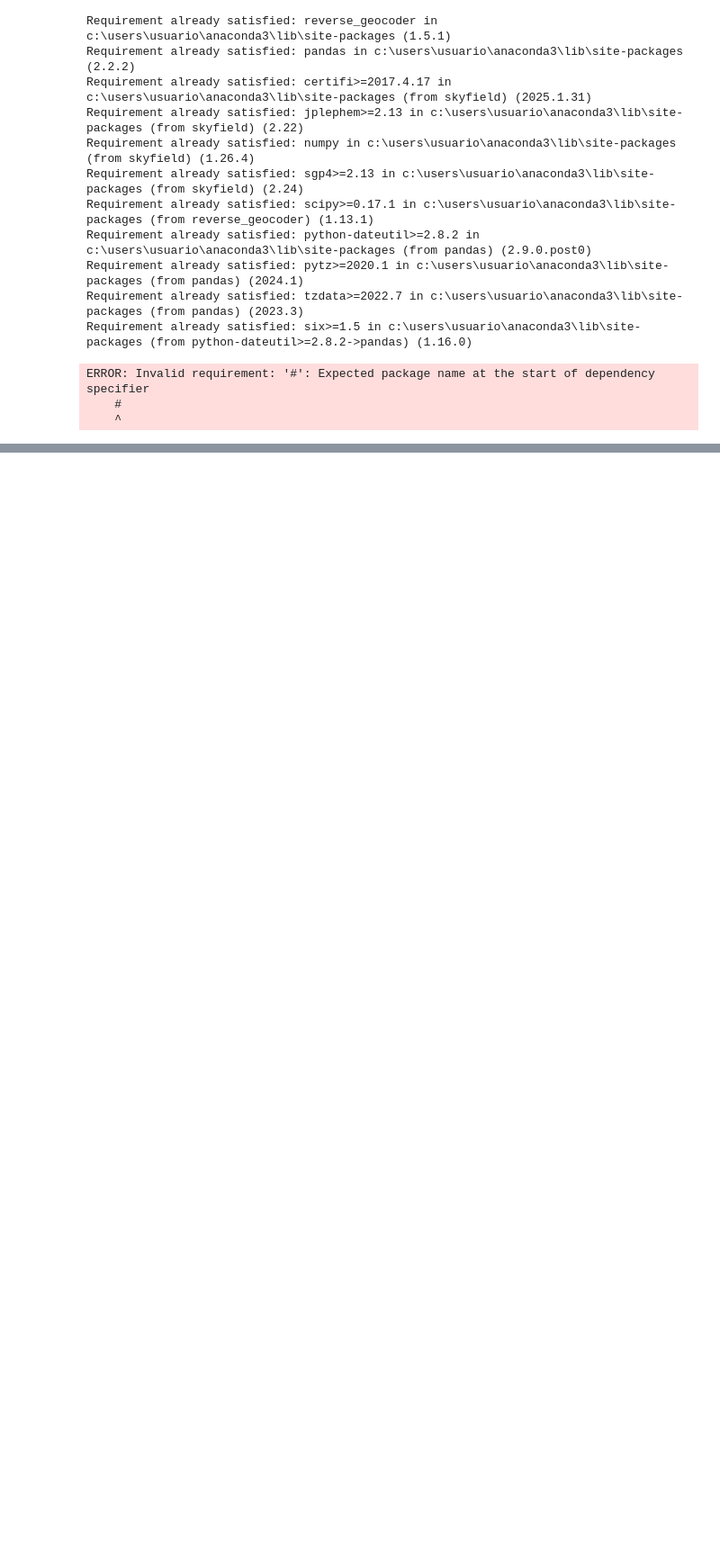
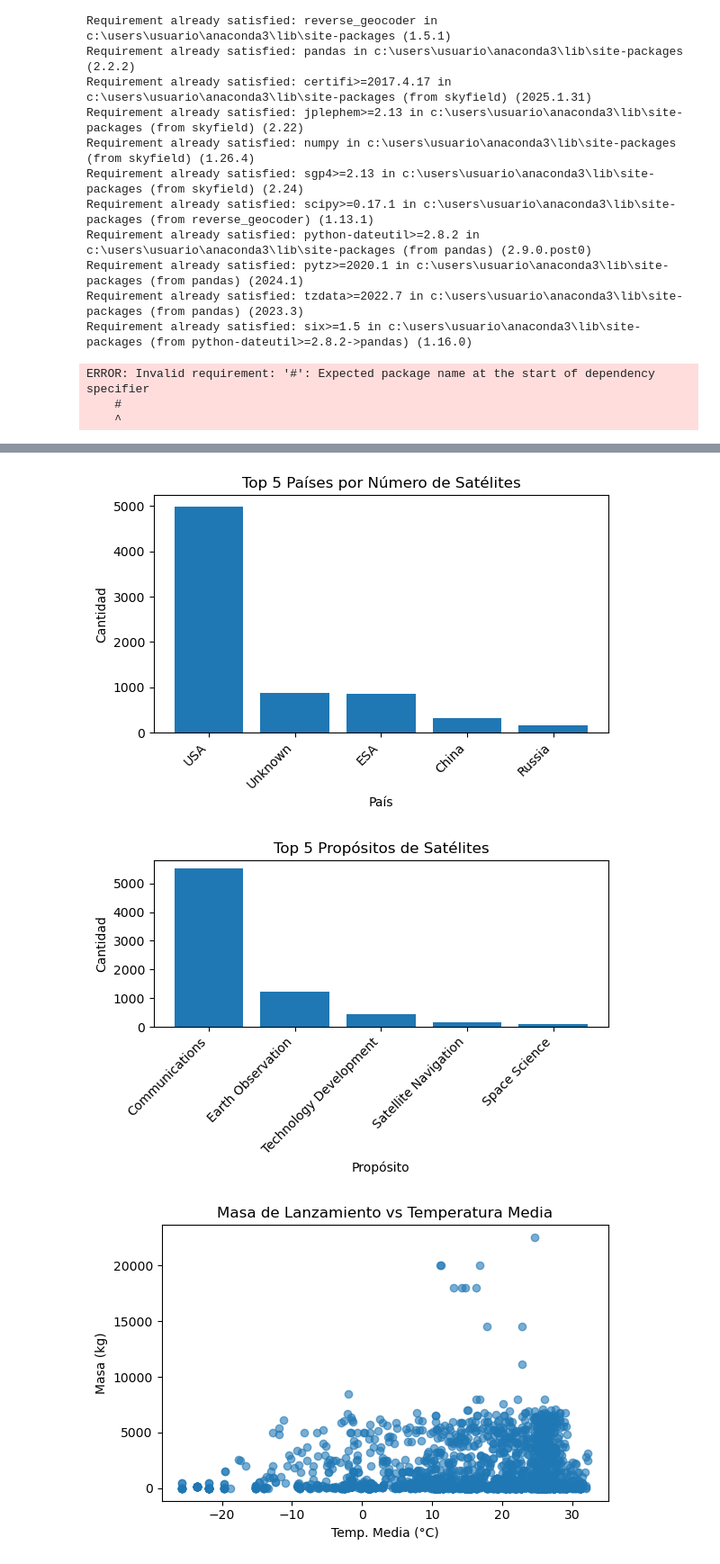
Before and after one commit to xavistem/satellite_data_analysis, a Jupyter notebook: satellite_data_analysis.ipynb, the cells around one changed output, grey strips where cells are left out. Shown: that part at 90% size. Cells and saved outputs as stored; diff of their text form; code cells hidden in the pictures; blank space fills up the shorter version.

```diff
--- a/satellite_data_analysis.ipynb
+++ b/satellite_data_analysis.ipynb
@@ -391,0 +806,2 @@ for i, row in df_ucs_valid_coordinate.iterrows():
+# %%
+df_ucs["Purpose"] = df_ucs["Purpose"].replace("Earth", "Earth Observation/Earth Science")
@@ -391,0 +835,2 @@ for i, row in df_ucs_valid_coordinate.iterrows():
+# %%
+df_ucs['Class of Orbit'] = df_ucs['Class of Orbit'].replace('LEo', 'LEO')
@@ -483,0 +1320,64 @@ Está sobre: Vaitape, PF
+# %%
+import matplotlib.pyplot as plt
+import numpy as np
+
+# 1) Top 5 países por número de satélites
+top_countries = df_ucs['Country/Org of UN Registry'].value_counts().head(5)
+plt.figure(figsize=(6,4), dpi=100)
+plt.bar(top_countries.index, top_countries.values)
+plt.title('Top 5 Países por Número de Satélites')
+plt.xlabel('País')
+plt.ylabel('Cantidad')
+plt.xticks(rotation=45, ha='right')
+plt.gca().set_facecolor('none')
+plt.gcf().patch.set_alpha(0)
+plt.tight_layout()
+plt.show()
+
+# 2) Top 5 propósitos de satélite
+top_purposes = df_ucs['Purpose'].value_counts().head(5)
+plt.figure(figsize=(6,4), dpi=100)
+plt.bar(top_purposes.index, top_purposes.values)
+plt.title('Top 5 Propósitos de Satélites')
+plt.xlabel('Propósito')
+plt.ylabel('Cantidad')
+plt.xticks(rotation=45, ha='right')
+plt.gca().set_facecolor('none')
+plt.gcf().patch.set_alpha(0)
+plt.tight_layout()
+plt.show()
+
+# 3) Dispersión: Masa de lanzamiento vs. Temperatura media de lanzamiento
+plt.figure(figsize=(6,4), dpi=100)
+plt.scatter(df_ucs['temperature_2m_mean'], df_ucs['Launch Mass (kg.)'], alpha=0.6)
+plt.title('Masa de Lanzamiento vs Temperatura Media')
+plt.xlabel('Temp. Media (°C)')
+plt.ylabel('Masa (kg)')
+plt.gca().set_facecolor('none')
+plt.gcf().patch.set_alpha(0)
+plt.tight_layout()
+plt.show()
+
+# 4) Mapa de calor de correlaciones climáticas
+meteo_cols = [
+    'temperature_2m_mean',
+    'precipitation_sum',
+    'windspeed_10m_max',
+    'cloudcover_mean',
+    'relative_humidity_2m_mean'
+]
+corr = df_ucs[meteo_cols].corr()
+plt.figure(figsize=(6,4), dpi=100)
+im = plt.imshow(corr, vmin=-1, vmax=1, interpolation='nearest', aspect='auto')
+plt.colorbar(im, fraction=0.046, pad=0.04)
+plt.xticks(range(len(meteo_cols)), meteo_cols, rotation=45, ha='right')
+plt.yticks(range(len(meteo_cols)), meteo_cols)
+plt.title('Correlación de Variables Meteorológicas')
+plt.gca().set_facecolor('none')
+plt.gcf().patch.set_alpha(0)
+plt.tight_layout()
+plt.show()
+# %% [output]
+[figure, added]
+[figure, added]
+[figure, added]
```
Also changed, not shown: parts of 109 cells of this notebook, 3 other files.
